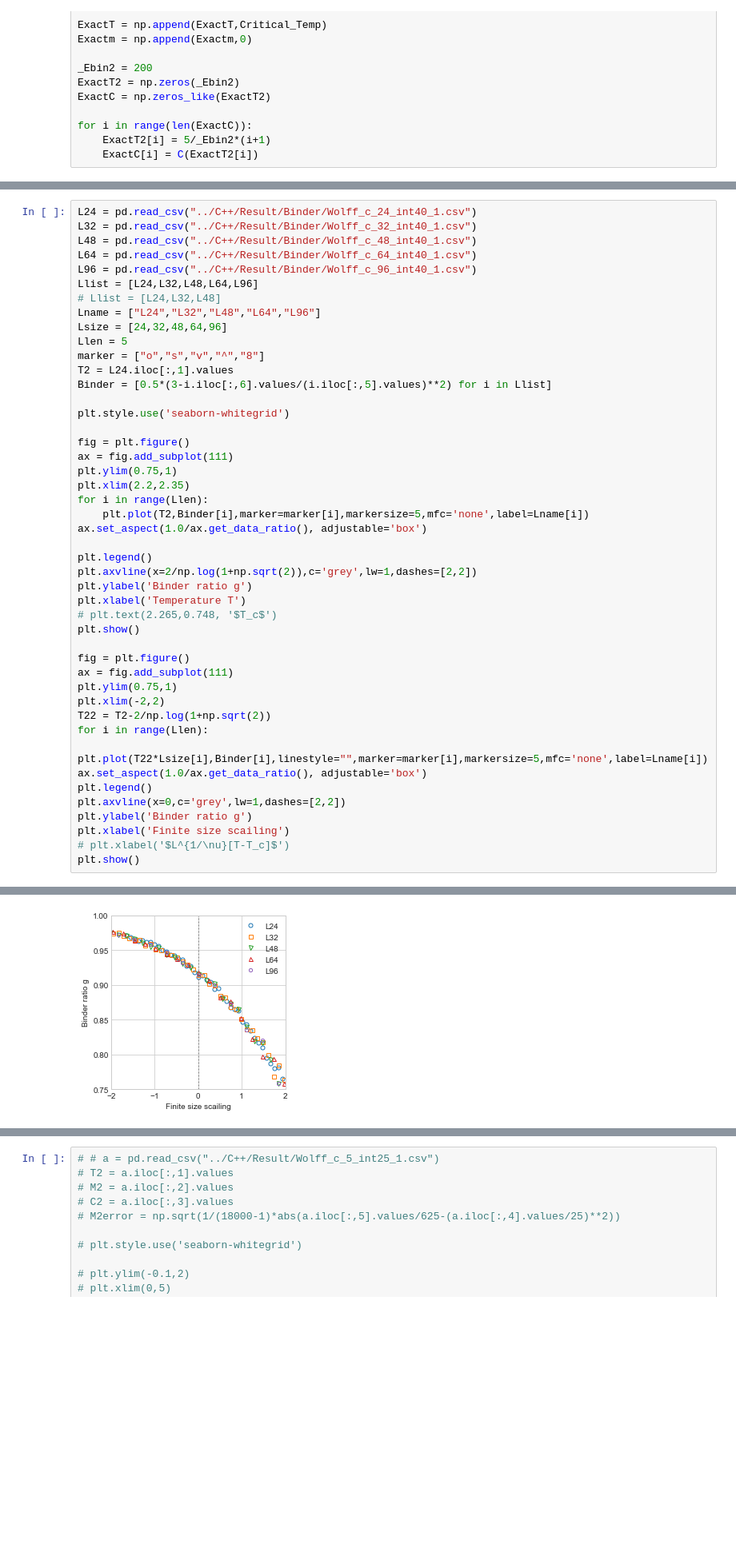
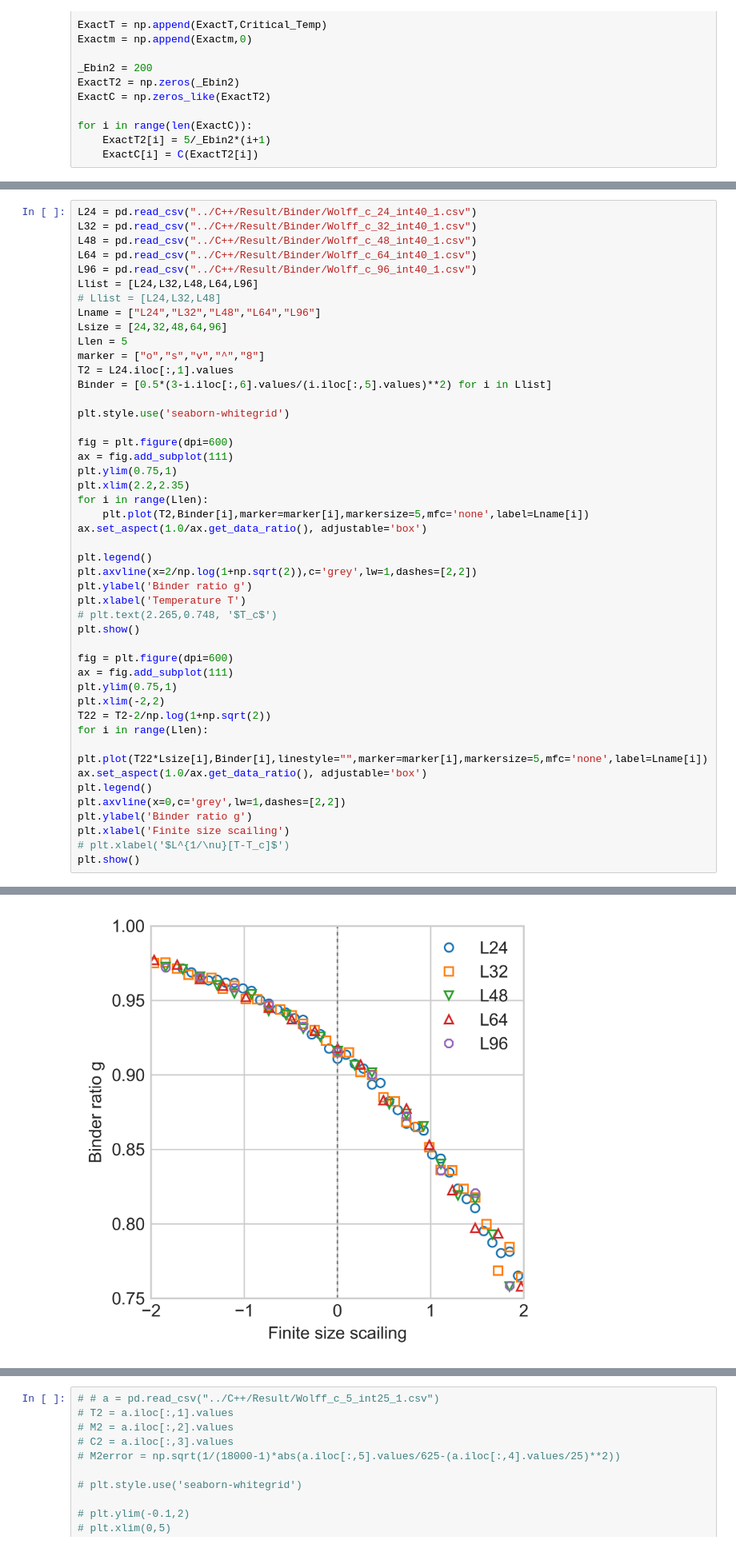
Before and after one commit to holywater2/2021F_Monte_Carlo, a Jupyter notebook: Code_F21_MonteCarlo/Newman_Barkema/python/Data_Plotting_Reports.ipynb, the cells around one changed output, grey strips where cells are left out. Shown at 80% size. Drawn from its saved outputs; the diff is of its cells as text; blank space fills up the shorter version.

```diff
--- a/Code_F21_MonteCarlo/Newman_Barkema/python/Data_Plotting_Reports.ipynb
+++ b/Code_F21_MonteCarlo/Newman_Barkema/python/Data_Plotting_Reports.ipynb
@@ -119,7 +119,7 @@ Binder = [0.5*(3-i.iloc[:,6].values/(i.iloc[:,5].values)**2) for i in Llist]
 
 plt.style.use('seaborn-whitegrid')
 
-fig = plt.figure()
+fig = plt.figure(dpi=600)
 ax = fig.add_subplot(111)
 plt.ylim(0.75,1)
 plt.xlim(2.2,2.35)
@@ -134,7 +134,7 @@ plt.xlabel('Temperature T')
 # plt.text(2.265,0.748, '$T_c$')
 plt.show()
 
-fig = plt.figure()
+fig = plt.figure(dpi=600)
 ax = fig.add_subplot(111)
 plt.ylim(0.75,1)
 plt.xlim(-2,2)
@@ -153 +153 @@ plt.show()
-[figure, old version]
+[figure, new version]
```
Also changed, not shown: parts of 6 cells of this notebook, 29 other files.
